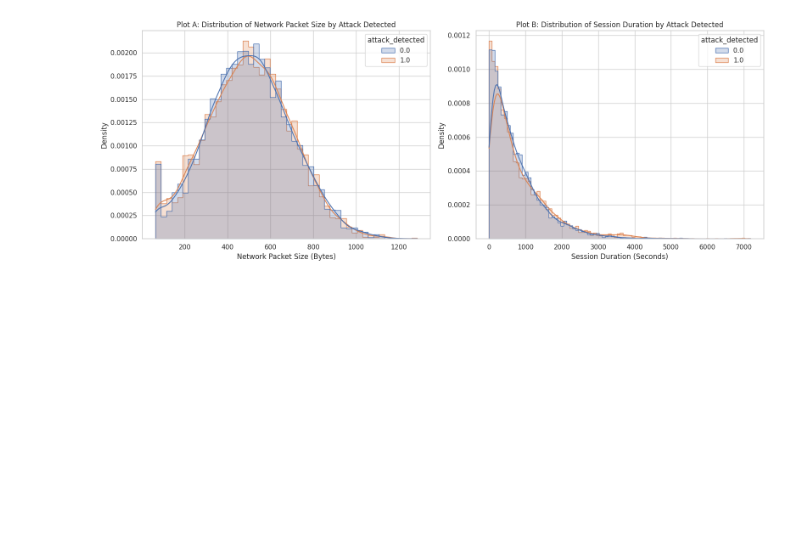
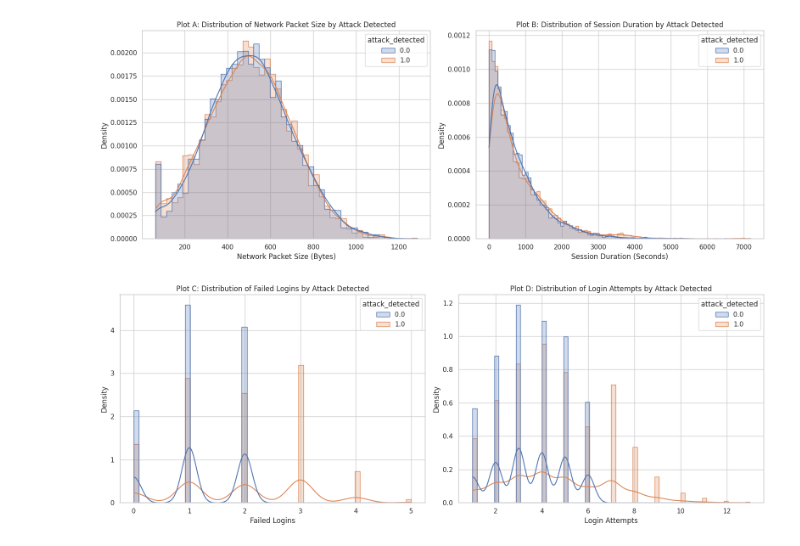
Before and after one commit to bcramp/ML, a Jupyter notebook: HW2/data_prep_analysis.ipynb, the cells around one changed output. Cells and saved outputs as stored; diff of their text form; code cells hidden in the pictures; blank space fills up the shorter version.

```diff
--- a/HW2/data_prep_analysis.ipynb
+++ b/HW2/data_prep_analysis.ipynb
@@ -305,4 +305,26 @@ plt.tight_layout()
 plt.show()
 # %% [output]
 [figure]
+# %%
+# Step 6.2 - Part 2: Create the 2 distribution plots with positive correlations and combine them together
+# Set the width of the figure to 16 and height to 6
+fig, axes = plt.subplots(1, 2, figsize=(16, 6))
+
+# Create plot C: Failed Logins Distribution grouped by Attack Detected
+# Set the Kernel Density Estimate (kde) to true for smooth curves
+sns.histplot(data=df, x='failed_logins', hue='attack_detected', kde=True, element='step', stat='density', common_norm=False, ax=axes[0])
+axes[0].set_title('Plot C: Distribution of Failed Logins by Attack Detected', fontsize=12)
+axes[0].set_xlabel('Failed Logins')
+
+# Creat plot D: Login Attempts Distribution grouped by Attack Detected
+# Set the Kernel Density Estimate (kde) to true for smooth curves
+sns.histplot(data=df, x='login_attempts', hue='attack_detected', kde=True, element='step', stat='density', common_norm=False, ax=axes[1])
+axes[1].set_title('Plot D: Distribution of Login Attempts by Attack Detected', fontsize=12)
+axes[1].set_xlabel('Login Attempts')
+
+# Plot the graph
+plt.tight_layout()
+plt.show()
+# %% [output]
+[figure, added]
 # %%
```
Also changed, not shown: parts of 3 cells of this notebook.
